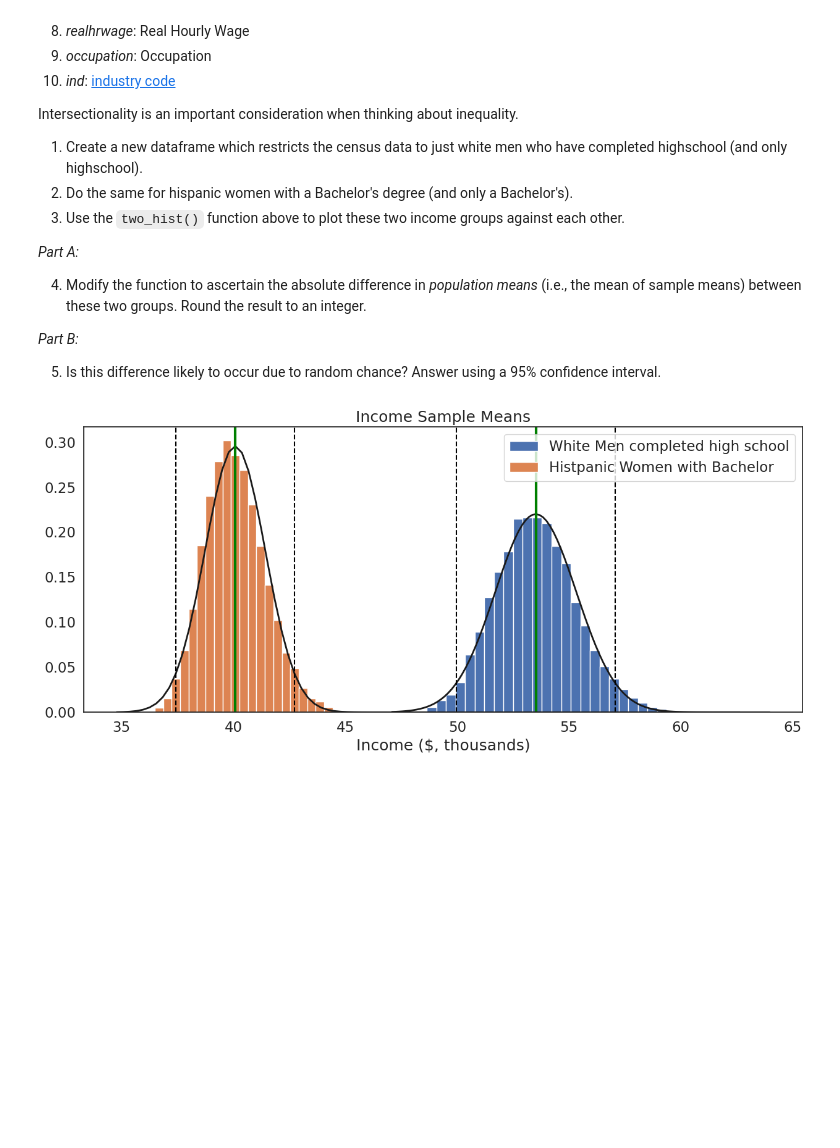
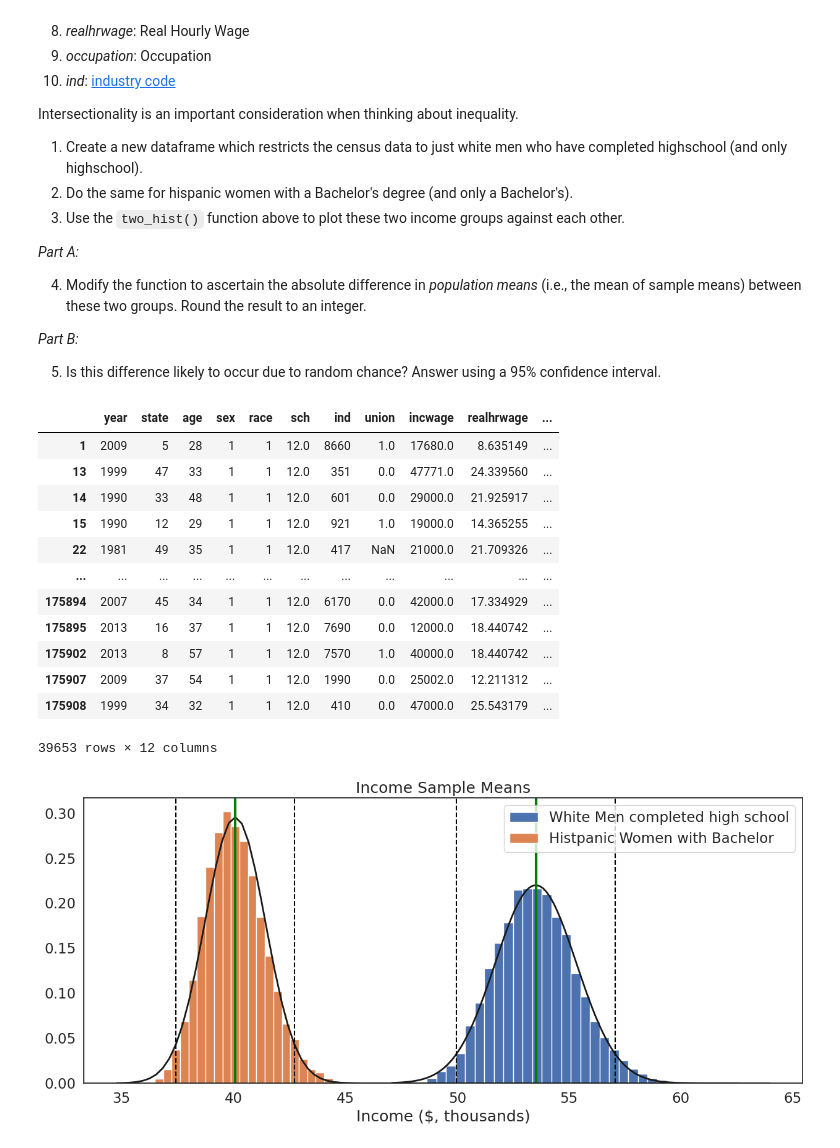
Before and after one commit to Jinyang920/QM2, a Jupyter notebook: notebooks/W05. Distributions and Basic Statistics.ipynb, the cells around one changed output. Drawn from its saved outputs; the diff is of its cells as text; code cells hidden in the pictures; blank space fills up the shorter version.

```diff
--- a/notebooks/W05. Distributions and Basic Statistics.ipynb
+++ b/notebooks/W05. Distributions and Basic Statistics.ipynb
@@ -633,6 +633,22 @@ df_wm = df_wm[df_wm['sch'] >= 12]
 df_hw = df_t[df_t['sex']==2]
 df_hw = df_hw[df_hw['race']==3]
 df_hw = df_hw[df_hw['sch'] == 16]
+# %%
+df_wm
+# %% [output]
+|  | year | state | age | sex | race | sch | ind | union | incwage | realhrwage | ... |
+| 1 | 2009 | 5 | 28 | 1 | 1 | 12.0 | 8660 | 1.0 | 17680.0 | 8.635149 | ... |
+| 13 | 1999 | 47 | 33 | 1 | 1 | 12.0 | 351 | 0.0 | 47771.0 | 24.339560 | ... |
+| 14 | 1990 | 33 | 48 | 1 | 1 | 12.0 | 601 | 0.0 | 29000.0 | 21.925917 | ... |
+| 15 | 1990 | 12 | 29 | 1 | 1 | 12.0 | 921 | 1.0 | 19000.0 | 14.365255 | ... |
+| 22 | 1981 | 49 | 35 | 1 | 1 | 12.0 | 417 | NaN | 21000.0 | 21.709326 | ... |
+| ... | ... | ... | ... | ... | ... | ... | ... | ... | ... | ... | ... |
+| 175894 | 2007 | 45 | 34 | 1 | 1 | 12.0 | 6170 | 0.0 | 42000.0 | 17.334929 | ... |
+| 175895 | 2013 | 16 | 37 | 1 | 1 | 12.0 | 7690 | 0.0 | 12000.0 | 18.440742 | ... |
+| 175902 | 2013 | 8 | 57 | 1 | 1 | 12.0 | 7570 | 1.0 | 40000.0 | 18.440742 | ... |
+| 175907 | 2009 | 37 | 54 | 1 | 1 | 12.0 | 1990 | 0.0 | 25002.0 | 12.211312 | ... |
+| 175908 | 1999 | 34 | 32 | 1 | 1 | 12.0 | 410 | 0.0 | 47000.0 | 25.543179 | ... |
+39653 rows × 12 columns
 # %%
 two_hist([df_wm['income'], df_hw['income']],['White Men completed high school','Histpanic Women with Bachelor'],'Income ($, thousands)', "Income Sample Means")
 # %% [output]
```
Also changed, not shown: parts of 3 cells of this notebook.
